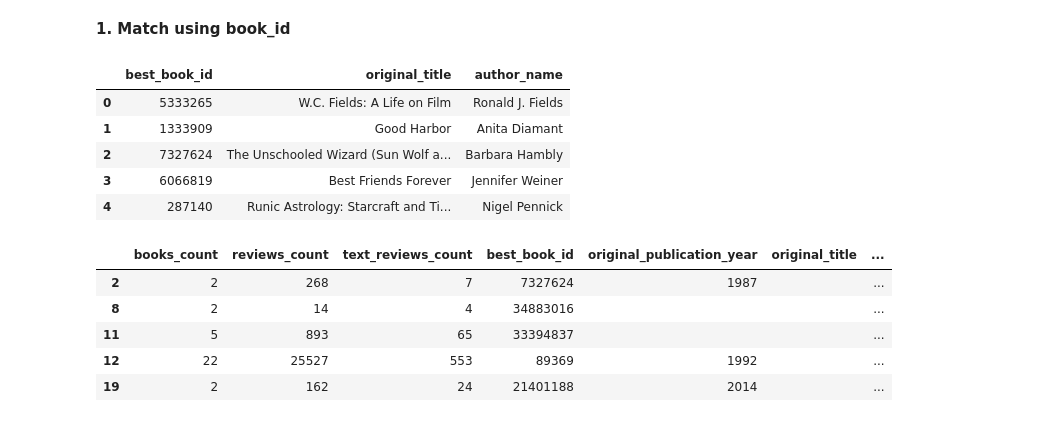
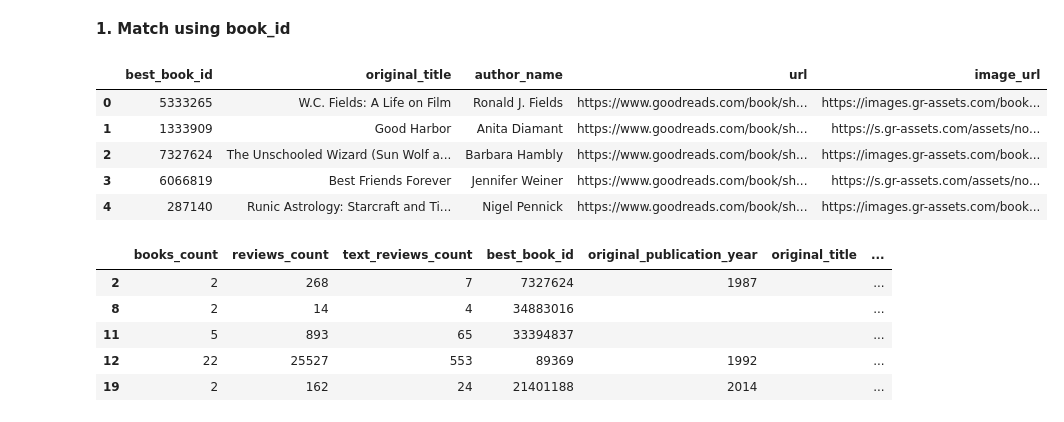
Before and after one commit to cxliew/books_recommender_system, a Jupyter notebook: code/capstone_project_b_data_cleaning_booklist.ipynb, the cells around one changed output. Drawn from its saved outputs; the diff is of its cells as text; code cells hidden in the pictures.

```diff
--- a/code/capstone_project_b_data_cleaning_booklist.ipynb
+++ b/code/capstone_project_b_data_cleaning_booklist.ipynb
@@ -46,13 +50,13 @@ pd.options.display.max_rows = 2000
 # %% [markdown]
 ### 3.2 Data Import
 # %%
-booklist_authors = pd.read_parquet("./data/booklist_authors.parquet")
-booklist_first = pd.read_parquet("./data/booklist_first.parquet")
-booklist_second = pd.read_parquet("./data/booklist_second.parquet")
-booklist_third = pd.read_parquet("./data/booklist_third.parquet")
-booklist_fourth = pd.read_parquet("./data/booklist_fourth.parquet")
-booklist_fifth = pd.read_parquet("./data/booklist_fifth.parquet")
-booklist_works = pd.read_parquet("./data/booklist_works.parquet")
+booklist_authors = pd.read_parquet("../data/booklist_authors.parquet")
+booklist_first = pd.read_parquet("../data/booklist_first.parquet")
+booklist_second = pd.read_parquet("../data/booklist_second.parquet")
+booklist_third = pd.read_parquet("../data/booklist_third.parquet")
+booklist_fourth = pd.read_parquet("../data/booklist_fourth.parquet")
+booklist_fifth = pd.read_parquet("../data/booklist_fifth.parquet")
+booklist_works = pd.read_parquet("../data/booklist_works.parquet")
 # %%
 # Compilation of booklist_first to booklist_fifth
 booklist_compiled = pd.concat([booklist_first, booklist_second, booklist_third, booklist_fourth, booklist_fifth], axis = 0).reset_index(drop=True)
@@ -184,5 +196,5 @@ Removing columns:- 'url', 'image_url', 'link', 'popular_shelves', 'country_code'
 # %%
-booklist_compiled = booklist_compiled.drop(['url', 'image_url', 'link', 'popular_shelves', 'country_code', 'publication_day', 'publication_month','title_without_series', 'isbn', 'isbn13'], axis = 1)
+booklist_compiled = booklist_compiled.drop(['popular_shelves', 'country_code', 'publication_day', 'publication_month','title_without_series', 'isbn', 'isbn13', 'link'], axis = 1)
 # %% [markdown]
 ### 3.4.3 Removing average_rating and ratings_count is zero
 # %%
@@ -673,17 +713,17 @@ Name: work_id, dtype: int64
 **1. Match using book_id**
 # %%
 # Create a list of information from booklist_compiled
-book_title_df = booklist_compiled[["book_id", "title", "author_name"]]
+book_title_df = booklist_compiled[["book_id", "title", "author_name", "url","image_url"]]
 book_title_df = book_title_df.rename({"book_id":"best_book_id", "title": "original_title"}, axis = 1)
 book_title_df = book_title_df[book_title_df.original_title != ""]
 book_title_df.head()
 # %% [output]
-|  | best_book_id | original_title | author_name |
-| 0 | 5333265 | W.C. Fields: A Life on Film | Ronald J. Fields |
-| 1 | 1333909 | Good Harbor | Anita Diamant |
-| 2 | 7327624 | The Unschooled Wizard (Sun Wolf a... | Barbara Hambly |
-| 3 | 6066819 | Best Friends Forever | Jennifer Weiner |
-| 4 | 287140 | Runic Astrology: Starcraft and Ti... | Nigel Pennick |
+|  | best_book_id | original_title | author_name | url | image_url |
+| 0 | 5333265 | W.C. Fields: A Life on Film | Ronald J. Fields | https://www.goodreads.com/book/sh... | https://images.gr-assets.com/book... |
+| 1 | 1333909 | Good Harbor | Anita Diamant | https://www.goodreads.com/book/sh... | https://s.gr-assets.com/assets/no... |
+| 2 | 7327624 | The Unschooled Wizard (Sun Wolf a... | Barbara Hambly | https://www.goodreads.com/book/sh... | https://images.gr-assets.com/book... |
+| 3 | 6066819 | Best Friends Forever | Jennifer Weiner | https://www.goodreads.com/book/sh... | https://s.gr-assets.com/assets/no... |
+| 4 | 287140 | Runic Astrology: Starcraft and Ti... | Nigel Pennick | https://www.goodreads.com/book/sh... | https://images.gr-assets.com/book... |
 # %%
 # Separate the books in booklist_works having titles with books having missing titles
 booklist_works_missing_title = booklist_works[booklist_works.original_title == ""]
```
Also changed, not shown: parts of 38 cells of this notebook, 19 other files.
